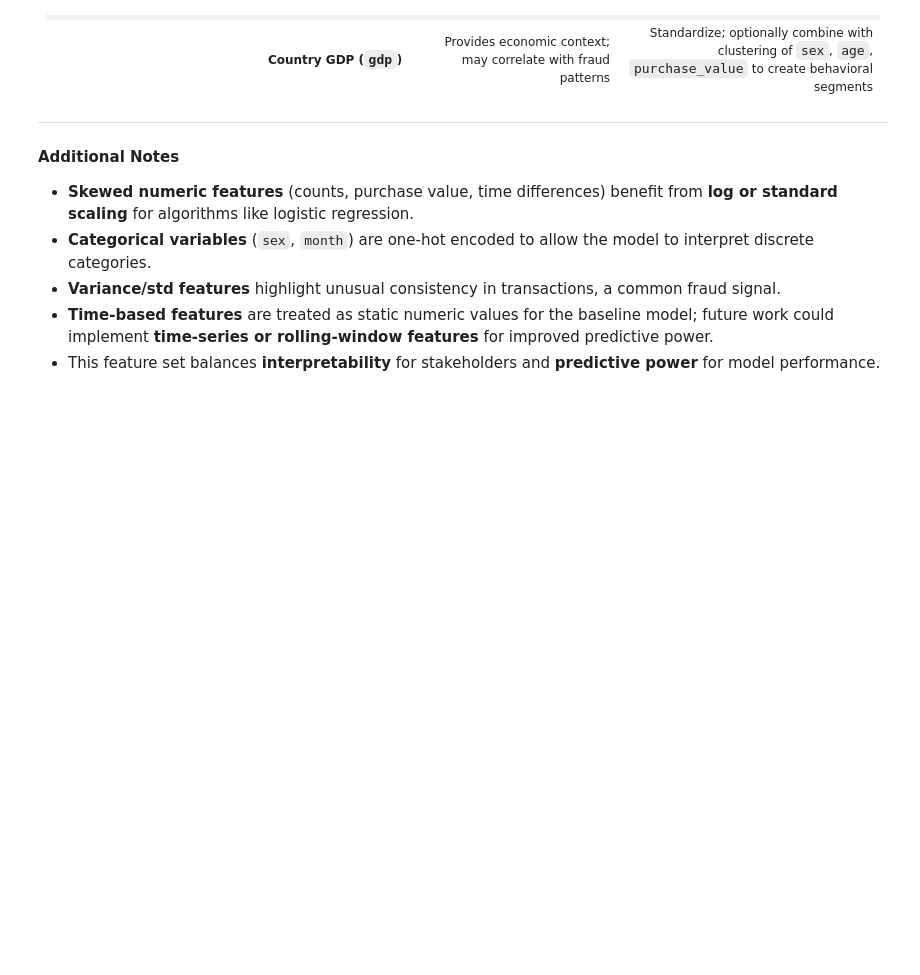
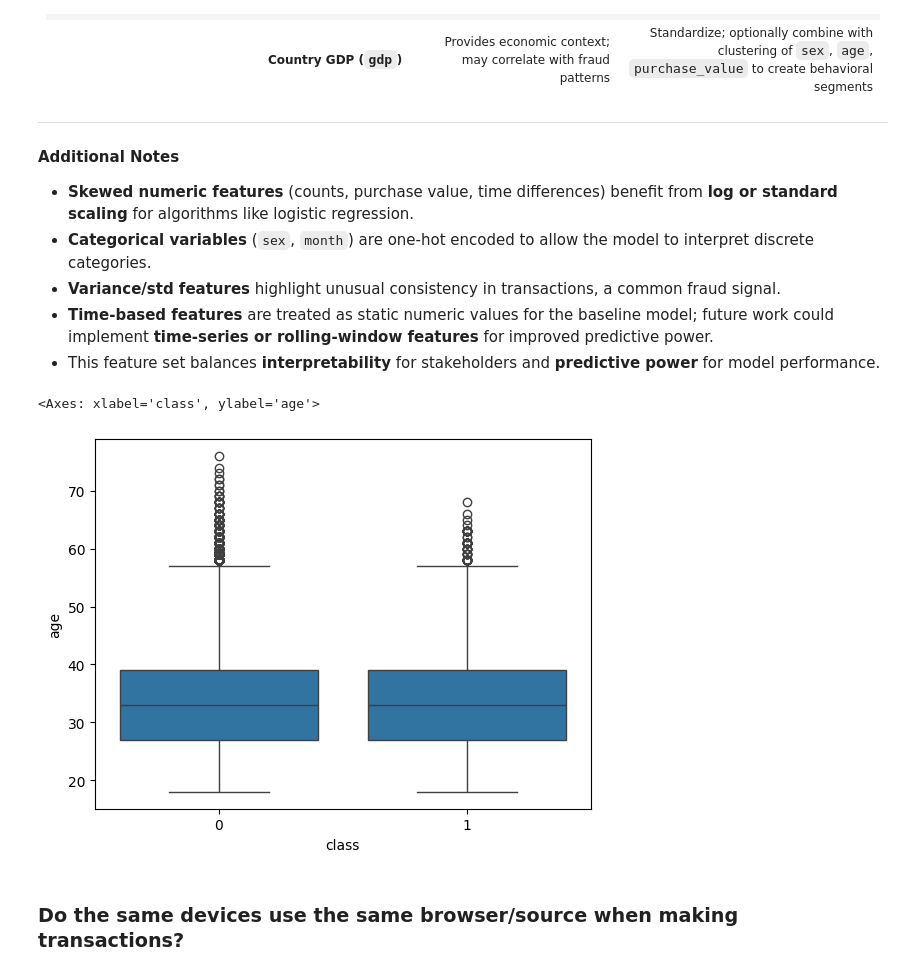
Before and after one commit to hannnying/ecommerce-fraud, a Jupyter notebook: notebooks/fraud_dataset_eda.ipynb, the cells around one changed output. Drawn from its saved outputs; the diff is of its cells as text; code cells hidden in the pictures; blank space fills up the shorter version.

```diff
--- a/notebooks/fraud_dataset_eda.ipynb
+++ b/notebooks/fraud_dataset_eda.ipynb
@@ -1352,3 +1354,9 @@ For the supervised fraud detection model, the following features have been selec
 * **Variance/std features** highlight unusual consistency in transactions, a common fraud signal.
 * **Time-based features** are treated as static numeric values for the baseline model; future work could implement **time-series or rolling-window features** for improved predictive power.
 * This feature set balances **interpretability** for stakeholders and **predictive power** for model performance.
+# %%
+# original distribution of age
+sns.boxplot(y=fraud_df["age"], x=fraud_df["class"])
+# %% [output]
+<Axes: xlabel='class', ylabel='age'>
+[figure, added]
@@ -1354,0 +1365,2 @@ For the supervised fraud detection model, the following features have been selec
+# %% [markdown]
+### Do the same devices use the same browser/source when making transactions?
```
Also changed, not shown: parts of 20 cells of this notebook.
